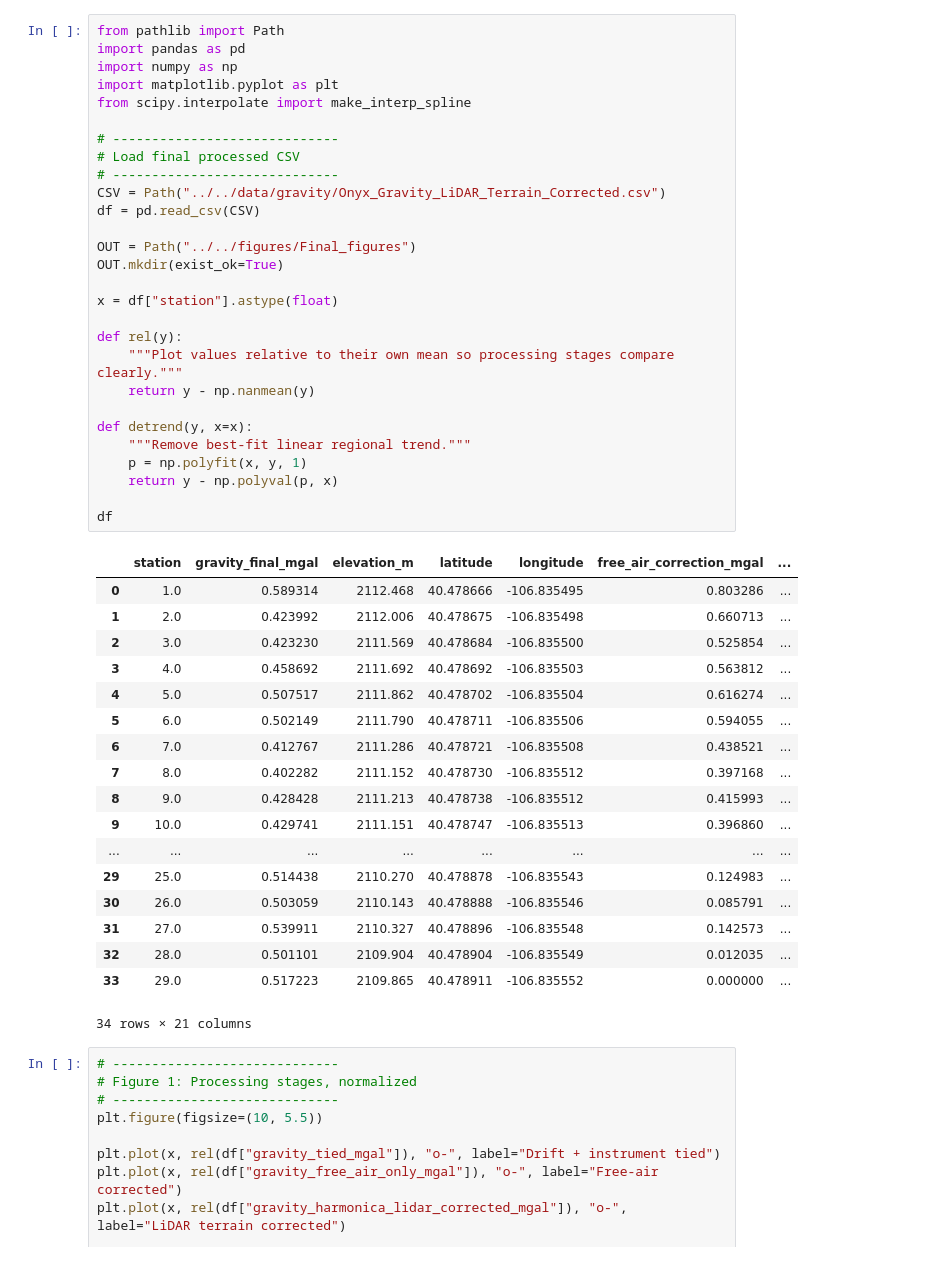
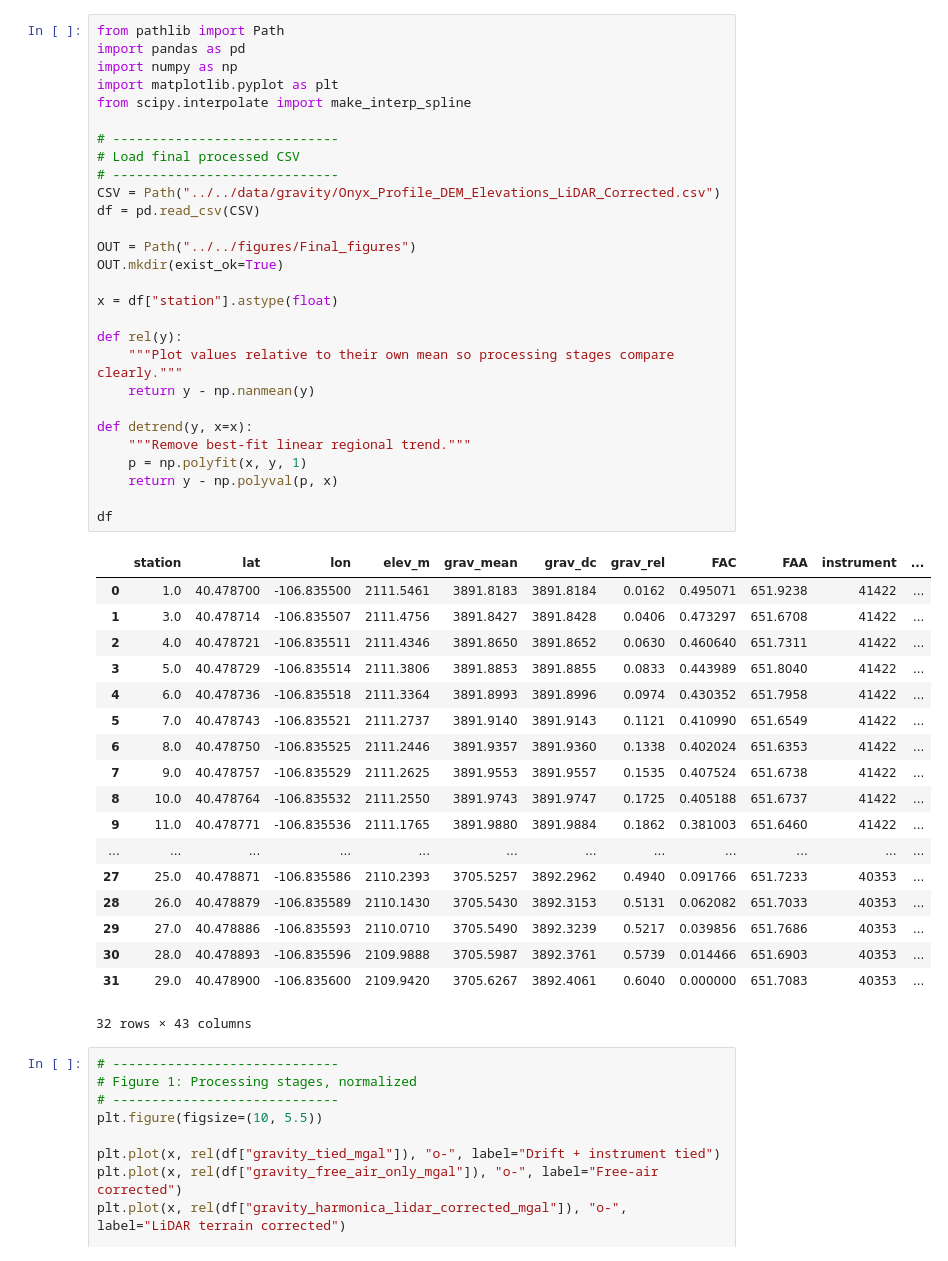
Before and after one commit to tessamurphy16/Geophysical-Characterization-of-the-Historic-Onyx-Mine-in-Steamboat-Springs-CO.-, a Jupyter notebook: notebooks/FINAL ipynb files/Gravity_Final_Figures.ipynb, the cells around one changed output. Drawn from its saved outputs; the diff is of its cells as text.

```diff
--- a/notebooks/FINAL ipynb files/Gravity_Final_Figures.ipynb
+++ b/notebooks/FINAL ipynb files/Gravity_Final_Figures.ipynb
@@ -1,50 +1,50 @@
 # %%
 from pathlib import Path
 import pandas as pd
 import numpy as np
 import matplotlib.pyplot as plt
 from scipy.interpolate import make_interp_spline
 
 # -----------------------------
 # Load final processed CSV
 # -----------------------------
-CSV = Path("../../data/gravity/Onyx_Gravity_LiDAR_Terrain_Corrected.csv")
+CSV = Path("../../data/gravity/Onyx_Profile_DEM_Elevations_LiDAR_Corrected.csv")
 df = pd.read_csv(CSV)
 
 OUT = Path("../../figures/Final_figures")
 OUT.mkdir(exist_ok=True)
 
 x = df["station"].astype(float)
 
 def rel(y):
     """Plot values relative to their own mean so processing stages compare clearly."""
     return y - np.nanmean(y)
 
 def detrend(y, x=x):
     """Remove best-fit linear regional trend."""
     p = np.polyfit(x, y, 1)
     return y - np.polyval(p, x)
 
 df
 # %% [output]
-|  | station | gravity_final_mgal | elevation_m | latitude | longitude | free_air_correction_mgal | ... |
-| 0 | 1.0 | 0.589314 | 2112.468 | 40.478666 | -106.835495 | 0.803286 | ... |
-| 1 | 2.0 | 0.423992 | 2112.006 | 40.478675 | -106.835498 | 0.660713 | ... |
-| 2 | 3.0 | 0.423230 | 2111.569 | 40.478684 | -106.835500 | 0.525854 | ... |
-| 3 | 4.0 | 0.458692 | 2111.692 | 40.478692 | -106.835503 | 0.563812 | ... |
-| 4 | 5.0 | 0.507517 | 2111.862 | 40.478702 | -106.835504 | 0.616274 | ... |
-| 5 | 6.0 | 0.502149 | 2111.790 | 40.478711 | -106.835506 | 0.594055 | ... |
-| 6 | 7.0 | 0.412767 | 2111.286 | 40.478721 | -106.835508 | 0.438521 | ... |
-| 7 | 8.0 | 0.402282 | 2111.152 | 40.478730 | -106.835512 | 0.397168 | ... |
-| 8 | 9.0 | 0.428428 | 2111.213 | 40.478738 | -106.835512 | 0.415993 | ... |
-| 9 | 10.0 | 0.429741 | 2111.151 | 40.478747 | -106.835513 | 0.396860 | ... |
-| ... | ... | ... | ... | ... | ... | ... | ... |
-| 29 | 25.0 | 0.514438 | 2110.270 | 40.478878 | -106.835543 | 0.124983 | ... |
-| 30 | 26.0 | 0.503059 | 2110.143 | 40.478888 | -106.835546 | 0.085791 | ... |
-| 31 | 27.0 | 0.539911 | 2110.327 | 40.478896 | -106.835548 | 0.142573 | ... |
-| 32 | 28.0 | 0.501101 | 2109.904 | 40.478904 | -106.835549 | 0.012035 | ... |
-| 33 | 29.0 | 0.517223 | 2109.865 | 40.478911 | -106.835552 | 0.000000 | ... |
+|  | station | lat | lon | elev_m | grav_mean | grav_dc | grav_rel | FAC | FAA | instrument | ... |
+| 0 | 1.0 | 40.478700 | -106.835500 | 2111.5461 | 3891.8183 | 3891.8184 | 0.0162 | 0.495071 | 651.9238 | 41422 | ... |
+| 1 | 3.0 | 40.478714 | -106.835507 | 2111.4756 | 3891.8427 | 3891.8428 | 0.0406 | 0.473297 | 651.6708 | 41422 | ... |
+| 2 | 4.0 | 40.478721 | -106.835511 | 2111.4346 | 3891.8650 | 3891.8652 | 0.0630 | 0.460640 | 651.7311 | 41422 | ... |
+| 3 | 5.0 | 40.478729 | -106.835514 | 2111.3806 | 3891.8853 | 3891.8855 | 0.0833 | 0.443989 | 651.8040 | 41422 | ... |
+| 4 | 6.0 | 40.478736 | -106.835518 | 2111.3364 | 3891.8993 | 3891.8996 | 0.0974 | 0.430352 | 651.7958 | 41422 | ... |
+| 5 | 7.0 | 40.478743 | -106.835521 | 2111.2737 | 3891.9140 | 3891.9143 | 0.1121 | 0.410990 | 651.6549 | 41422 | ... |
+| 6 | 8.0 | 40.478750 | -106.835525 | 2111.2446 | 3891.9357 | 3891.9360 | 0.1338 | 0.402024 | 651.6353 | 41422 | ... |
+| 7 | 9.0 | 40.478757 | -106.835529 | 2111.2625 | 3891.9553 | 3891.9557 | 0.1535 | 0.407524 | 651.6738 | 41422 | ... |
+| 8 | 10.0 | 40.478764 | -106.835532 | 2111.2550 | 3891.9743 | 3891.9747 | 0.1725 | 0.405188 | 651.6737 | 41422 | ... |
+| 9 | 11.0 | 40.478771 | -106.835536 | 2111.1765 | 3891.9880 | 3891.9884 | 0.1862 | 0.381003 | 651.6460 | 41422 | ... |
+| ... | ... | ... | ... | ... | ... | ... | ... | ... | ... | ... | ... |
+| 27 | 25.0 | 40.478871 | -106.835586 | 2110.2393 | 3705.5257 | 3892.2962 | 0.4940 | 0.091766 | 651.7233 | 40353 | ... |
+| 28 | 26.0 | 40.478879 | -106.835589 | 2110.1430 | 3705.5430 | 3892.3153 | 0.5131 | 0.062082 | 651.7033 | 40353 | ... |
+| 29 | 27.0 | 40.478886 | -106.835593 | 2110.0710 | 3705.5490 | 3892.3239 | 0.5217 | 0.039856 | 651.7686 | 40353 | ... |
+| 30 | 28.0 | 40.478893 | -106.835596 | 2109.9888 | 3705.5987 | 3892.3761 | 0.5739 | 0.014466 | 651.6903 | 40353 | ... |
+| 31 | 29.0 | 40.478900 | -106.835600 | 2109.9420 | 3705.6267 | 3892.4061 | 0.6040 | 0.000000 | 651.7083 | 40353 | ... |
-34 rows × 21 columns
+32 rows × 43 columns
 # %%
 # -----------------------------
 # Figure 1: Processing stages, normalized
```
Also changed, not shown: parts of 1 cell of this notebook, 1 other file.
